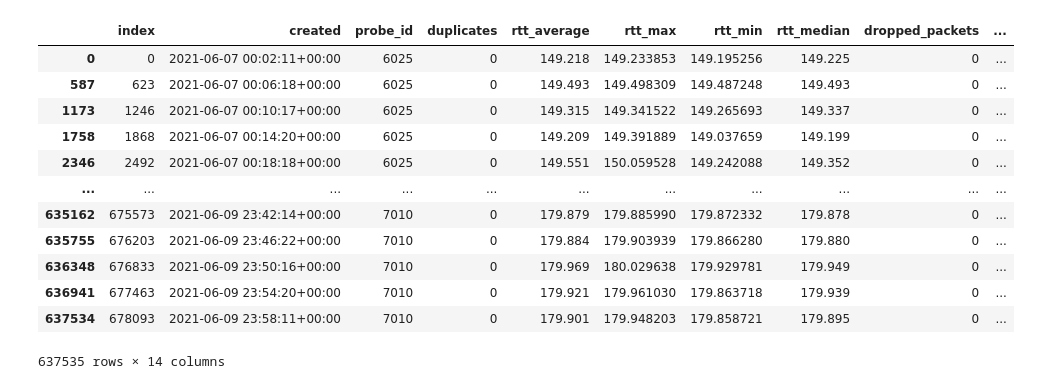
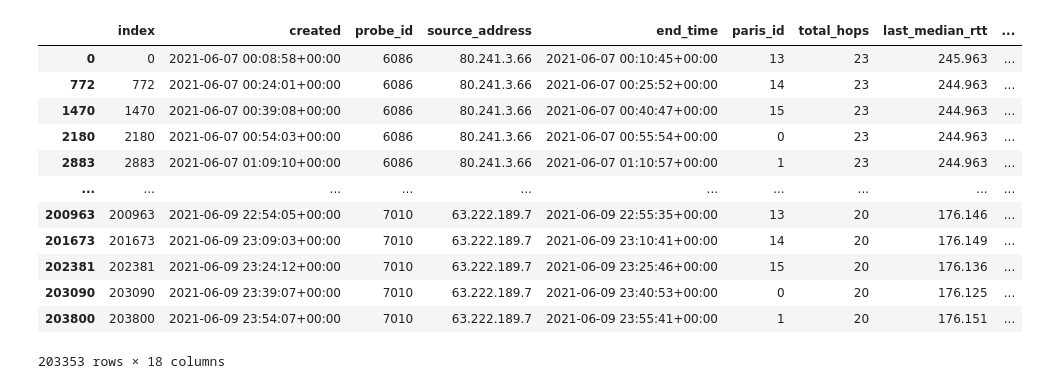
Before and after one commit to Wolframfriele/ripe-alerts-AI, a Jupyter notebook: test_bench_traceroute.ipynb, the cells around one changed output. Saved outputs shown, nothing was run; the diff lists cells and outputs as text; code cells hidden in the pictures.

```diff
--- a/test_bench_traceroute.ipynb
+++ b/test_bench_traceroute.ipynb
@@ -10,6 +17,7 @@ import warnings
 warnings.filterwarnings('ignore')
 # %%
 df = pd.read_feather("measurement_data/traceroute_1.feather")
+df = df.dropna()
 df
 # %% [output]
 |  | index | created | probe_id | source_address | end_time | paris_id | total_hops | last_median_rtt | ... |
@@ -79,4 +35,0 @@ for i in df["probe_id"].unique()[:10]:
-# %%
-for i in df["probe_id"].unique()[:10]:
-    single_probe = df[df["probe_id"] == i]
-    print(single_probe["total_hops"].std())
@@ -116,0 +50,22 @@ for i in df["probe_id"].unique()[:10]:
+# %%
+"""
+x- as de tijd
+y- as de unieke probes
+de kleur van licht naar donker. Licht is als er niets aan de hand is en donker als het een aantal standaard afwijkingen afwijkt
+ """
+
+unique_probes = df['probe_id'].unique()
+
+for i, probe_id in enumerate(unique_probes):
+    hops_series_probe = df[df['probe_id'] == probe_id]['total_hops']
+    median = hops_series_probe.median()
+    scores = hops_series_probe.apply(lambda total_hops: calc_score(median, total_hops))
+    score_max = scores.max()
+    score_min = scores.min()
+    normalized_scores = scores.apply(lambda score: normalize(score_min, score_max, score))
+    df.loc[df['probe_id'] == probe_id, 'median_probe_hops'] = median
+    df.loc[df['probe_id'] == probe_id, 'not_normalized_score'] = scores
+    df.loc[df['probe_id'] == probe_id, 'normalized_score'] = normalized_scores
+    df.loc[df['probe_id'] == probe_id, 'country_code'] = get_country_code(probe_id)
+
+df
@@ -178,6 +156,0 @@ sns.histplot(data=single_probe1, x="rtt_min_diff")
-# %%
-# compare 5 random probes to see if there is overlap in peaks
-sns.set(rc={"figure.figsize":(24, 6)})
-for i in df["probe_id"].sample(n=20):
-    single_probe = df[df["probe_id"] == i]
-    sns.lineplot(data=single_probe, x="created", y="rtt_min_diff")
@@ -186,30 +157,27 @@ for i in df["probe_id"].sample(n=20):
 # %%
 # Find outliers in total dataset
-# clf = OneClassSVM(nu=0.005, gamma=.01)
-clf = IsolationForest(contamination=0.05)
+clf = IsolationForest(contamination=0.02)
 df_outlier = pd.DataFrame()
 for i in df["probe_id"].unique():
     single_probe = df[df["probe_id"] == i]
 
-    single_probe["outlier"] = clf.fit_predict(single_probe[["rtt_min", "duplicates", "dropped_packets"]])
-    single_probe["outlier_score"] = clf.score_samples(single_probe[["rtt_min", "duplicates", "dropped_packets"]])
+    single_probe["outlier"] = clf.fit_predict(single_probe[["total_hops", "last_median_rtt", "is_success"]])
+    single_probe["outlier_score"] = clf.score_samples(single_probe[["total_hops", "last_median_rtt", "is_success"]])
     single_probe["outlier"] = single_probe["outlier"].apply(lambda x: 0 if x == 1 else 1)
-    single_probe["weight"] = single_probe["rtt_min"].mean()
     df_outlier = df_outlier.append(single_probe)
 
-
-display(df_outlier)
+df_outlier
 # %% [output]
-|  | index | created | probe_id | duplicates | rtt_average | rtt_max | rtt_min | rtt_median | dropped_packets | ... |
-| 0 | 0 | 2021-06-07 00:02:11+00:00 | 6025 | 0 | 149.218 | 149.233853 | 149.195256 | 149.225 | 0 | ... |
-| 587 | 623 | 2021-06-07 00:06:18+00:00 | 6025 | 0 | 149.493 | 149.498309 | 149.487248 | 149.493 | 0 | ... |
-| 1173 | 1246 | 2021-06-07 00:10:17+00:00 | 6025 | 0 | 149.315 | 149.341522 | 149.265693 | 149.337 | 0 | ... |
-| 1758 | 1868 | 2021-06-07 00:14:20+00:00 | 6025 | 0 | 149.209 | 149.391889 | 149.037659 | 149.199 | 0 | ... |
-| 2346 | 2492 | 2021-06-07 00:18:18+00:00 | 6025 | 0 | 149.551 | 150.059528 | 149.242088 | 149.352 | 0 | ... |
-| ... | ... | ... | ... | ... | ... | ... | ... | ... | ... | ... |
-| 635162 | 675573 | 2021-06-09 23:42:14+00:00 | 7010 | 0 | 179.879 | 179.885990 | 179.872332 | 179.878 | 0 | ... |
-| 635755 | 676203 | 2021-06-09 23:46:22+00:00 | 7010 | 0 | 179.884 | 179.903939 | 179.866280 | 179.880 | 0 | ... |
-| 636348 | 676833 | 2021-06-09 23:50:16+00:00 | 7010 | 0 | 179.969 | 180.029638 | 179.929781 | 179.949 | 0 | ... |
-| 636941 | 677463 | 2021-06-09 23:54:20+00:00 | 7010 | 0 | 179.921 | 179.961030 | 179.863718 | 179.939 | 0 | ... |
-| 637534 | 678093 | 2021-06-09 23:58:11+00:00 | 7010 | 0 | 179.901 | 179.948203 | 179.858721 | 179.895 | 0 | ... |
+|  | index | created | probe_id | source_address | end_time | paris_id | total_hops | last_median_rtt | ... |
+| 0 | 0 | 2021-06-07 00:08:58+00:00 | 6086 | 80.241.3.66 | 2021-06-07 00:10:45+00:00 | 13 | 23 | 245.963 | ... |
+| 772 | 772 | 2021-06-07 00:24:01+00:00 | 6086 | 80.241.3.66 | 2021-06-07 00:25:52+00:00 | 14 | 23 | 244.963 | ... |
+| 1470 | 1470 | 2021-06-07 00:39:08+00:00 | 6086 | 80.241.3.66 | 2021-06-07 00:40:47+00:00 | 15 | 23 | 244.963 | ... |
+| 2180 | 2180 | 2021-06-07 00:54:03+00:00 | 6086 | 80.241.3.66 | 2021-06-07 00:55:54+00:00 | 0 | 23 | 244.963 | ... |
+| 2883 | 2883 | 2021-06-07 01:09:10+00:00 | 6086 | 80.241.3.66 | 2021-06-07 01:10:57+00:00 | 1 | 23 | 244.963 | ... |
+| ... | ... | ... | ... | ... | ... | ... | ... | ... | ... |
+| 200963 | 200963 | 2021-06-09 22:54:05+00:00 | 7010 | 63.222.189.7 | 2021-06-09 22:55:35+00:00 | 13 | 20 | 176.146 | ... |
+| 201673 | 201673 | 2021-06-09 23:09:03+00:00 | 7010 | 63.222.189.7 | 2021-06-09 23:10:41+00:00 | 14 | 20 | 176.149 | ... |
+| 202381 | 202381 | 2021-06-09 23:24:12+00:00 | 7010 | 63.222.189.7 | 2021-06-09 23:25:46+00:00 | 15 | 20 | 176.136 | ... |
+| 203090 | 203090 | 2021-06-09 23:39:07+00:00 | 7010 | 63.222.189.7 | 2021-06-09 23:40:53+00:00 | 0 | 20 | 176.125 | ... |
+| 203800 | 203800 | 2021-06-09 23:54:07+00:00 | 7010 | 63.222.189.7 | 2021-06-09 23:55:41+00:00 | 1 | 20 | 176.151 | ... |
-637535 rows × 14 columns
+203353 rows × 18 columns
```
Also changed, not shown: parts of 20 cells of this notebook, 7 other files.
